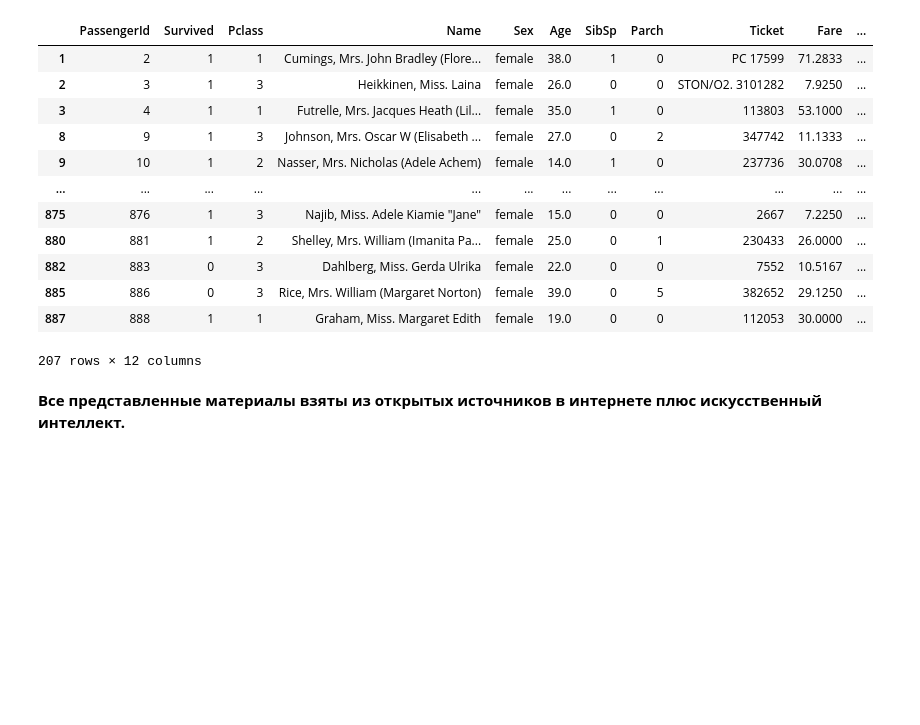
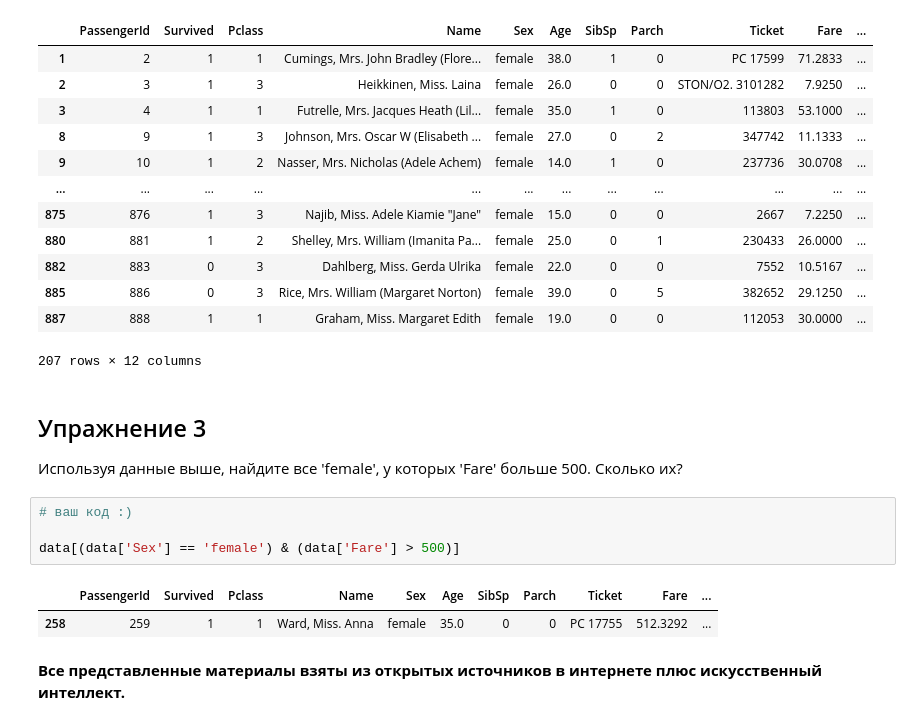
Before and after one commit to SergeyKorpachev/kazakhstan_materials, a Jupyter notebook: 2025/korpachev_seminars_ml_kz_072025/korpachev_seminar_ml_kz_072025_part0.ipynb, the cells around one changed output. Drawn from its saved outputs; the diff is of its cells as text; blank space fills up the shorter version.

```diff
--- a/2025/korpachev_seminars_ml_kz_072025/korpachev_seminar_ml_kz_072025_part0.ipynb
+++ b/2025/korpachev_seminars_ml_kz_072025/korpachev_seminar_ml_kz_072025_part0.ipynb
@@ -906,5 +965,16 @@ data[(data['Sex'] == 'female') & (data['Age'] < 40)]
 | 885 | 886 | 0 | 3 | Rice, Mrs. William (Margaret Norton) | female | 39.0 | 0 | 5 | 382652 | 29.1250 | ... |
 | 887 | 888 | 1 | 1 | Graham, Miss. Margaret Edith | female | 19.0 | 0 | 0 | 112053 | 30.0000 | ... |
 207 rows × 12 columns
+# %% [markdown]
+## Упражнение 3
+
+Используя данные выше, найдите все 'female', у которых 'Fare' больше 500. Сколько их?
+# %%
+# ваш код :)
+
+data[(data['Sex'] == 'female') & (data['Fare'] > 500)]
+# %% [output]
+|  | PassengerId | Survived | Pclass | Name | Sex | Age | SibSp | Parch | Ticket | Fare | ... |
+| 258 | 259 | 1 | 1 | Ward, Miss. Anna | female | 35.0 | 0 | 0 | PC 17755 | 512.3292 | ... |
 # %% [markdown]
 **Все представленные материалы взяты из открытых источников в интернете плюс искусственный интеллект.**
```
Also changed, not shown: parts of 31 cells of this notebook, 3 other files.
